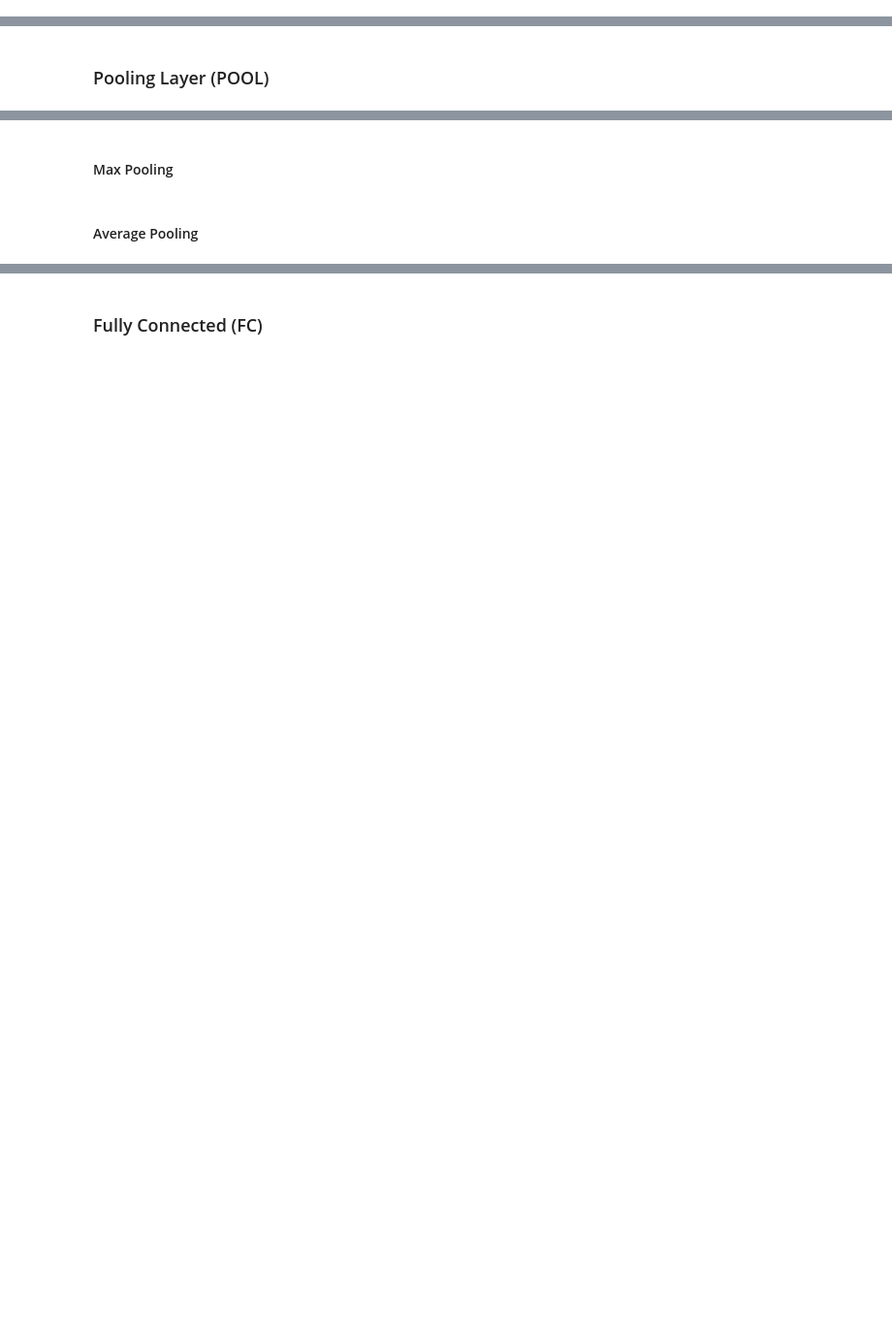
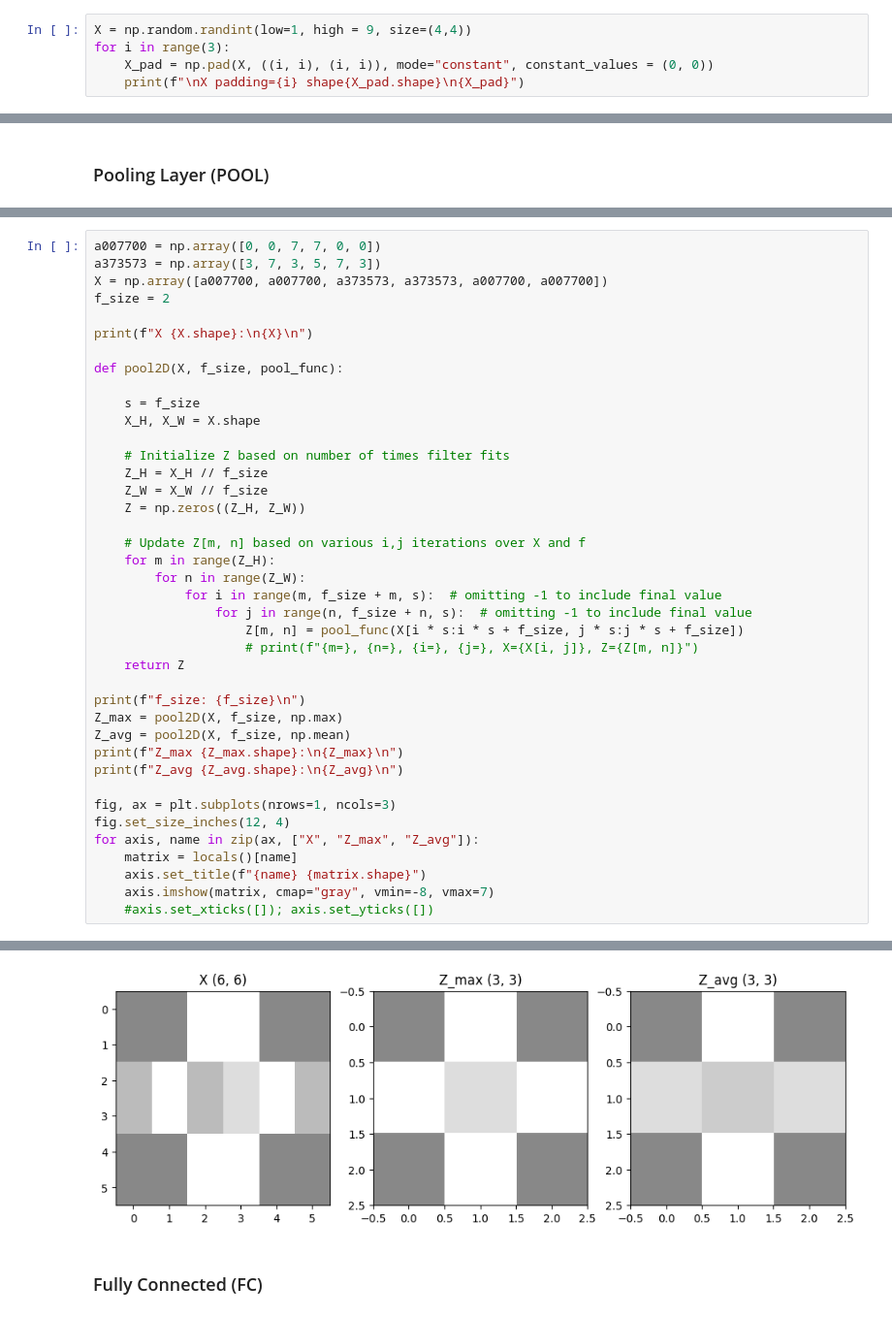
Before and after one commit to nickrusso42518/ml-qrg, a Jupyter notebook: ml_qrg.ipynb, the cells around one changed output, grey strips where cells are left out. Shown at 97% size. Saved outputs shown, nothing was run; the diff lists cells and outputs as text; blank space fills up the shorter version.

Commit message:
cnn pool

```diff
--- a/ml_qrg.ipynb
+++ b/ml_qrg.ipynb
@@ -1636,0 +1644,5 @@ $$
+# %%
+X = np.random.randint(low=1, high = 9, size=(4,4))
+for i in range(3):
+    X_pad = np.pad(X, ((i, i), (i, i)), mode="constant", constant_values = (0, 0))
+    print(f"\nX padding={i} shape{X_pad.shape}\n{X_pad}")
@@ -1831,4 +1852,41 @@ $$
-# %% [markdown]
-#### Max Pooling
-# %% [markdown]
-#### Average Pooling
+# %%
+a007700 = np.array([0, 0, 7, 7, 0, 0])
+a373573 = np.array([3, 7, 3, 5, 7, 3])
+X = np.array([a007700, a007700, a373573, a373573, a007700, a007700])
+f_size = 2
+
+print(f"X {X.shape}:\n{X}\n")
+
+def pool2D(X, f_size, pool_func):
+
+    s = f_size
+    X_H, X_W = X.shape
+
+    # Initialize Z based on number of times filter fits
+    Z_H = X_H // f_size
+    Z_W = X_W // f_size
+    Z = np.zeros((Z_H, Z_W))
+
+    # Update Z[m, n] based on various i,j iterations over X and f
+    for m in range(Z_H):
+        for n in range(Z_W):
+            for i in range(m, f_size + m, s):  # omitting -1 to include final value
+                for j in range(n, f_size + n, s):  # omitting -1 to include final value
+                    Z[m, n] = pool_func(X[i * s:i * s + f_size, j * s:j * s + f_size])
+                    # print(f"{m=}, {n=}, {i=}, {j=}, X={X[i, j]}, Z={Z[m, n]}")
+    return Z
+
+print(f"f_size: {f_size}\n")
+Z_max = pool2D(X, f_size, np.max)
+Z_avg = pool2D(X, f_size, np.mean)
+print(f"Z_max {Z_max.shape}:\n{Z_max}\n")
+print(f"Z_avg {Z_avg.shape}:\n{Z_avg}\n")
+
+fig, ax = plt.subplots(nrows=1, ncols=3)
+fig.set_size_inches(12, 4)
+for axis, name in zip(ax, ["X", "Z_max", "Z_avg"]):
+    matrix = locals()[name]
+    axis.set_title(f"{name} {matrix.shape}")
+    axis.imshow(matrix, cmap="gray", vmin=-8, vmax=7)
+    #axis.set_xticks([]); axis.set_yticks([])
+# %% [output]
@@ -1835,3 +1912,4 @@ $$
+[figure, added]
 # %% [markdown]
 ### Fully Connected (FC)
 # %% [markdown]
```
Also changed, not shown: parts of 18 cells of this notebook.
